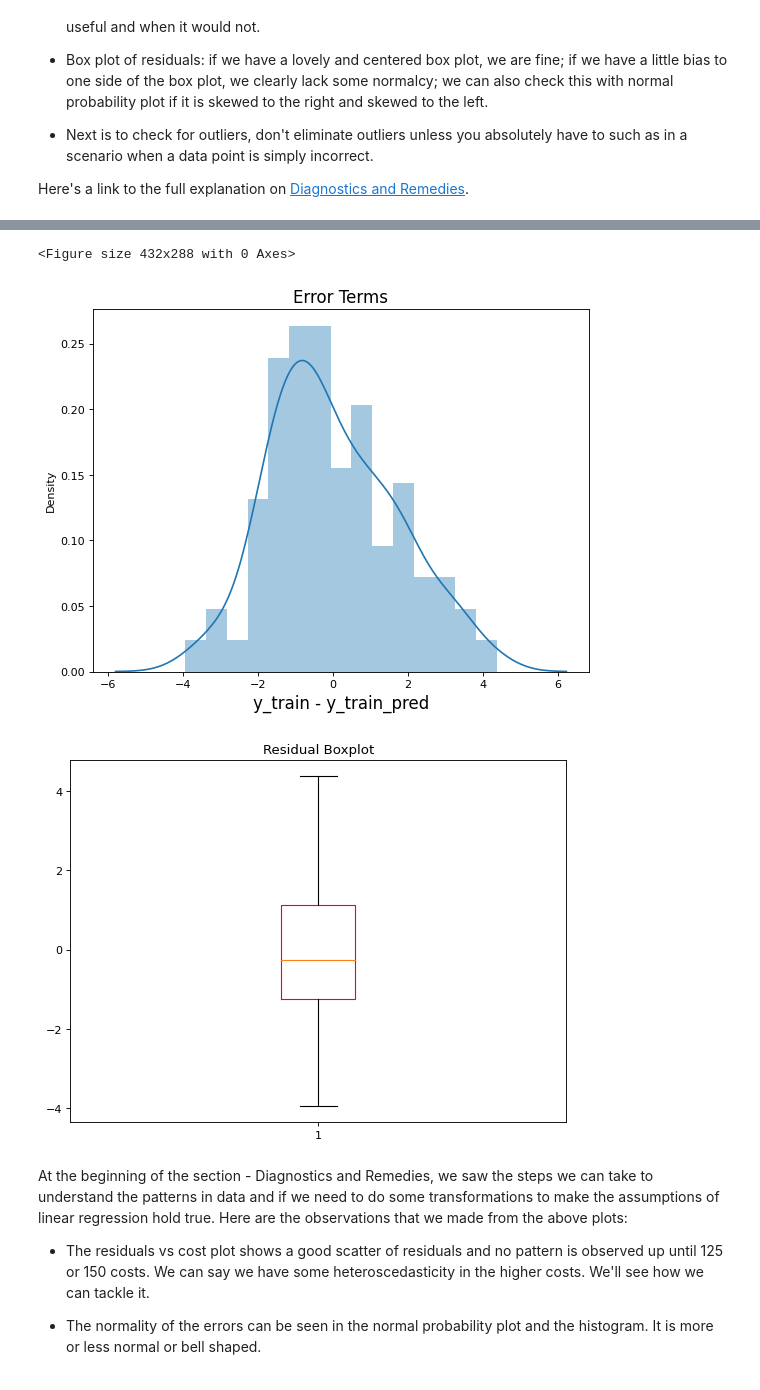
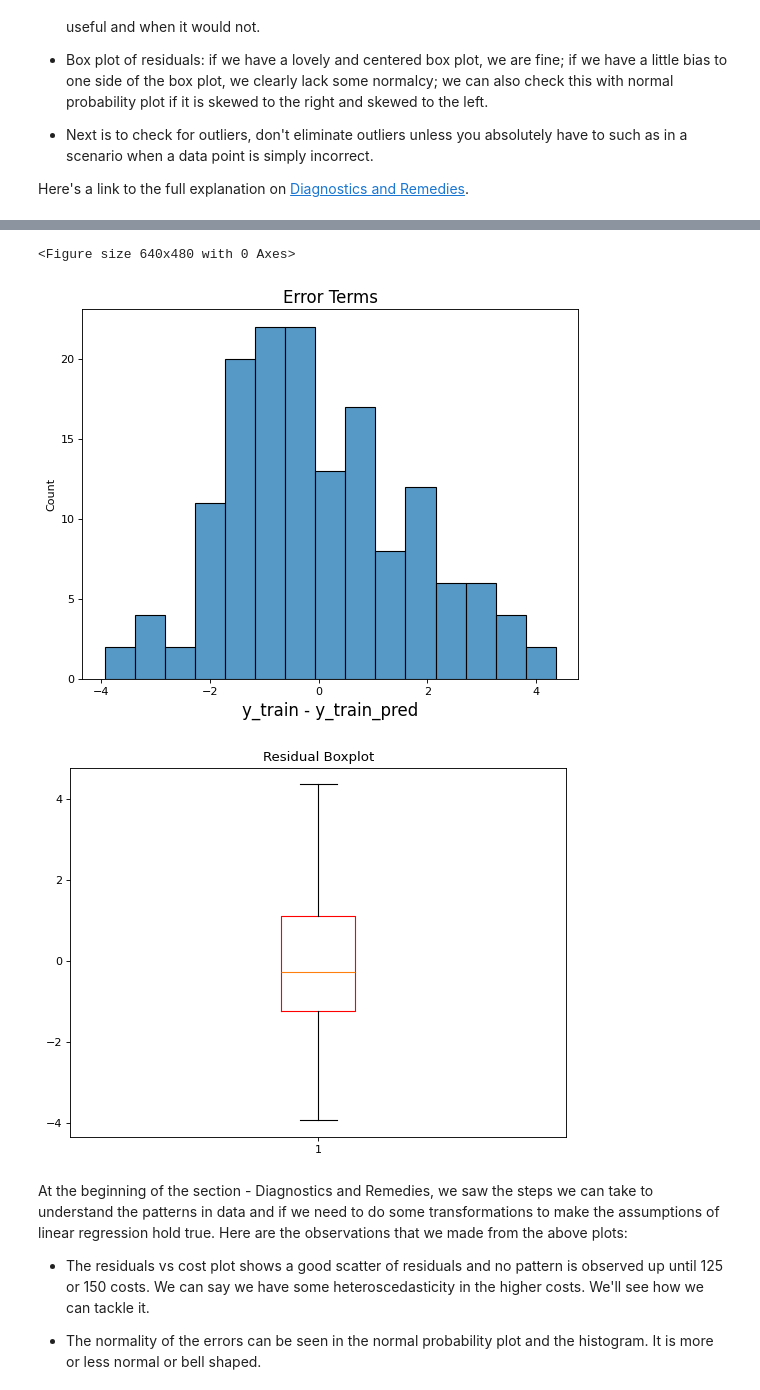
Before and after one commit to Tarek-Talaat-CS25/English_Premier_League_Prediction, a Jupyter notebook: notebooks/English Premier League Prediction.ipynb, the cells around one changed output, grey strips where cells are left out. Drawn from its saved outputs; the diff is of its cells as text; code cells hidden in the pictures.

```diff
--- a/notebooks/English Premier League Prediction.ipynb
+++ b/notebooks/English Premier League Prediction.ipynb
@@ -886,7 +394,7 @@ r_i = (y_train - predictions_y)
 
 
 #Residuals vs. predictor in training data
-figure(figsize=(8, 6), dpi=80)
+figure(figsize=(8, 6), dpi=100)
 plt.title(' Residuals vs. Cost')
 plt.xlabel('Cost',fontsize=15)
 plt.scatter(x_train, r_i)
@@ -897,14 +405,14 @@ plt.show()
 
 #Absolute residuals against predictor
 abs_r_i = np.abs(y_train - predictions_y)
-figure(figsize=(8, 6), dpi=80)
+figure(figsize=(8, 6), dpi=100)
 plt.title('Absolute Residuals vs. Cost')
 plt.xlabel('Cost',fontsize=15)
 plt.scatter(x_train, abs_r_i)
 plt.show()
 
 #Normality plot
-figure(figsize=(8, 6), dpi=80)
+figure(figsize=(8, 6), dpi=100)
 scipy.stats.probplot(r_i,plot=plt)
 
 #Tails might be a little heavy, but overall no clear reason to reject normality expectations
@@ -913,7 +421,7 @@ scipy.stats.probplot(r_i,plot=plt)
 
 fig = plt.figure()
 figure(figsize=(8, 6), dpi=80)
-sns.distplot(r_i, bins = 15)
+sns.histplot(r_i, bins = 15)
 plt.title('Error Terms', fontsize = 15)
 plt.xlabel('y_train - y_train_pred', fontsize = 15)
 plt.show()
@@ -930,6 +438,6 @@ plt.title('Residual Boxplot');
-<Figure size 432x288 with 0 Axes>
+<Figure size 640x480 with 0 Axes>
-[figure, old version]
+[figure, new version]
-[figure, old version]
+[figure, new version]
 # %% [markdown]
 At the beginning of the section - Diagnostics and Remedies, we saw the steps we can take to understand the patterns in data and if we need to do some transformations to make the assumptions of linear regression hold true. Here are the observations that we made from the above plots:
 
```
Also changed, not shown: parts of 56 cells of this notebook.
